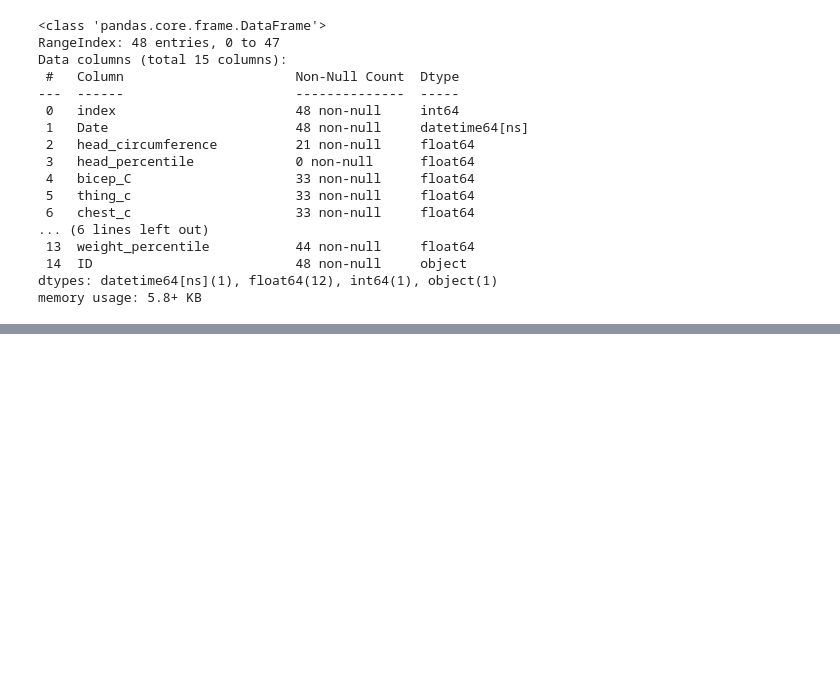
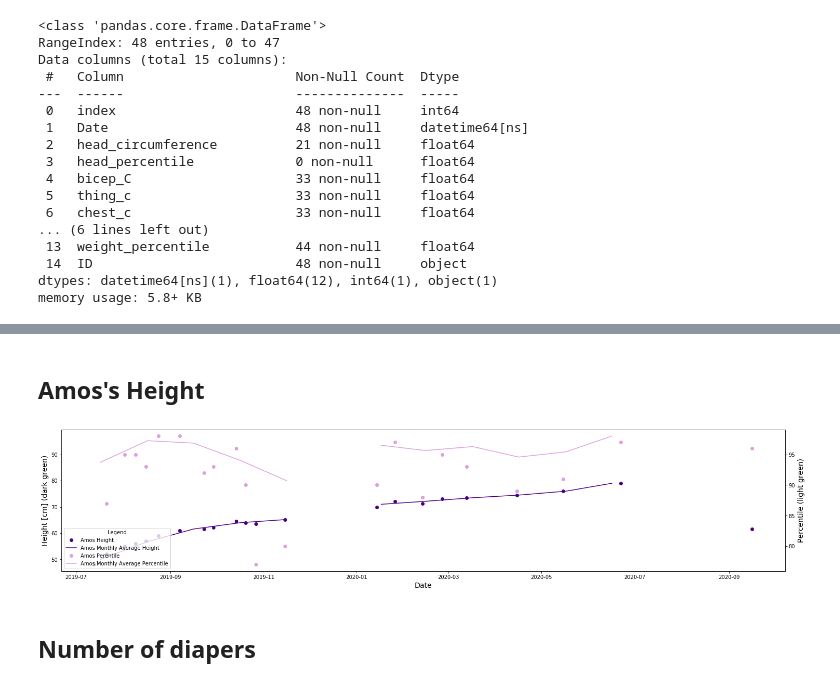
Before and after one commit to DonnaVakalis/viz_kidz, a Jupyter notebook: analysis/dmv/VizKidz_firstyear.ipynb, the cells around one changed output, grey strips where cells are left out. Drawn from its saved outputs; the diff is of its cells as text; code cells hidden in the pictures; blank space fills up the shorter version.

```diff
--- a/analysis/dmv/VizKidz_firstyear.ipynb
+++ b/analysis/dmv/VizKidz_firstyear.ipynb
@@ -145,0 +139,39 @@ fig.savefig('Rilka_growth.jpg',
+# %% [markdown]
+## Amos's Height
+# %%
+# exclude rows without an entry for height
+df = ams_2.copy()
+df = df.dropna(axis=0, subset=['height'])
+
+# groupby each 1 month and average, and assign to middle of the month, to create a smoother curve
+dg = df[['Date','height','height_percentile']].groupby(pd.Grouper(key='Date', freq='1M')).mean().reset_index()
+dg['Date'] = dg['Date'] + pd.DateOffset(days=-14)
+
+# create figure and axis objects with subplots()
+fig,ax = plt.subplots(figsize=(25,5)) # and stretch it out
+
+# make a plot for Height
+p1, = ax.plot(df.Date, df.height, color="indigo", marker="o", linestyle="None", label="Amos Height")
+p2, = ax.plot(dg.Date, dg.height, color="indigo", label= "Amos Monthly Average Height")
+ax.set_xlabel("Date",fontsize=14)
+ax.set_ylabel("Height [cm] (dark green)",color="black",fontsize=14)
+
+# twin object for two different y-axis for Percentile on the sample plot
+ax2=ax.twinx()
+p3, = ax2.plot(df.Date, df.height_percentile,color="plum",marker="o", linestyle="None", label="Amos Perentile")
+p4, = ax.plot(dg.Date, dg.height_percentile, color="plum", label= "Amos Monthly Average Percentile")
+ax2.set_ylabel("Percentile (light green)",color="black",fontsize=14)
+
+# common legend for all
+plt.legend(handles=[p1, p2, p3, p4],title="Legend", fancybox=True)
+
+plt.show()
+# save the plot as a file
+fig.savefig('Amos_growth.jpg',
+            format='jpeg',
+            dpi=100,
+            bbox_inches='tight')
+# %% [output]
+[figure, added]
+# %% [markdown]
+## Number of diapers
```
Also changed, not shown: parts of 5 cells of this notebook.
